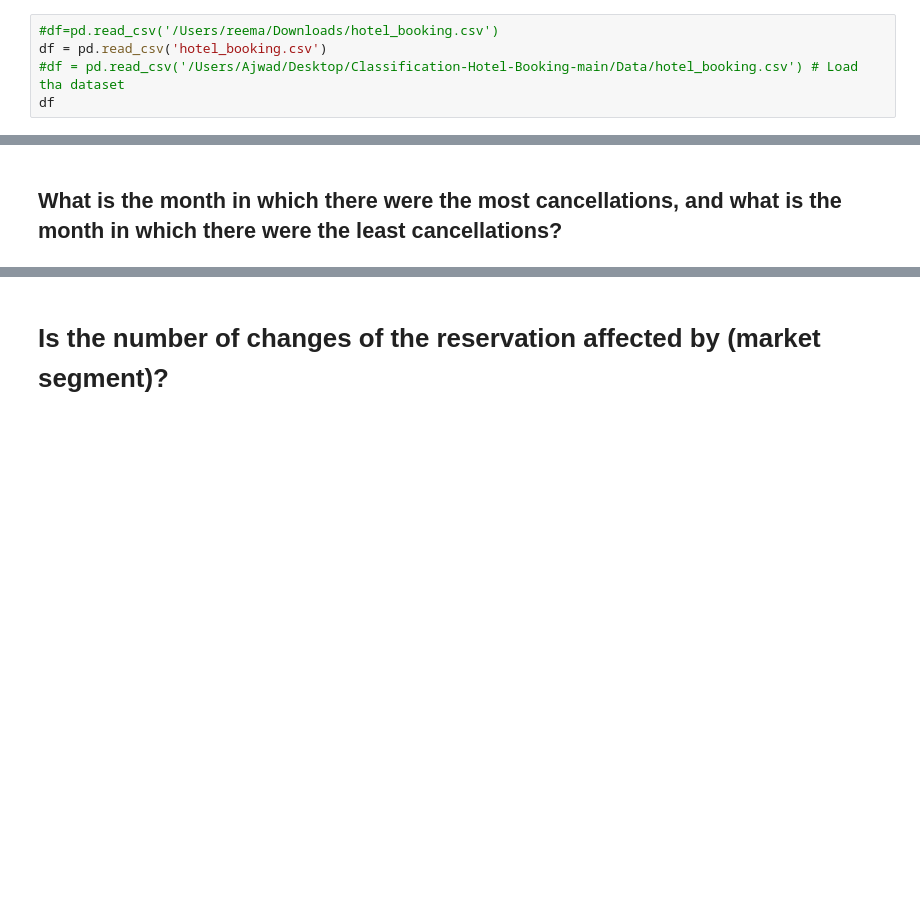
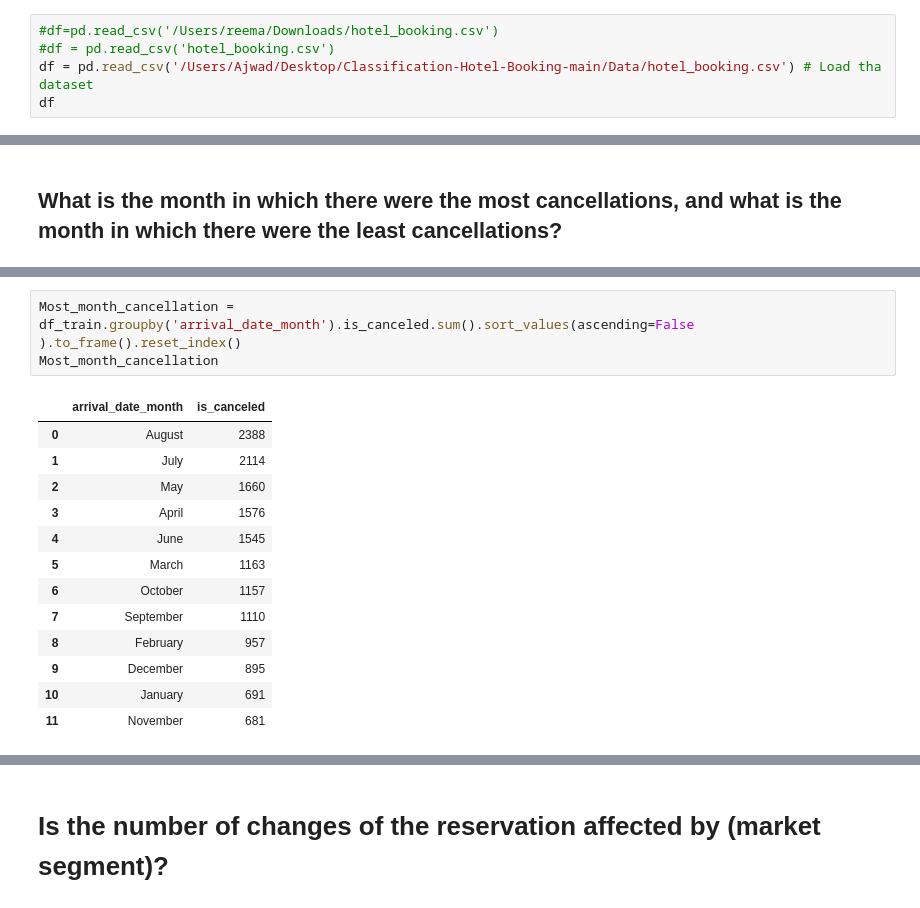
Before and after one commit to Ajwadsm/Classification-Hotel-Booking, a Jupyter notebook: Code/Classification-Hotel-Booking.ipynb, the cells around one changed output, grey strips where cells are left out. Saved outputs shown, nothing was run; the diff lists cells and outputs as text; blank space fills up the shorter version.

```diff
--- a/Code/Classification-Hotel-Booking.ipynb
+++ b/Code/Classification-Hotel-Booking.ipynb
@@ -46,8 +46,8 @@ import random
 ---
 # %%
 #df=pd.read_csv('/Users/reema/Downloads/hotel_booking.csv')
-df = pd.read_csv('hotel_booking.csv')
-#df = pd.read_csv('/Users/Ajwad/Desktop/Classification-Hotel-Booking-main/Data/hotel_booking.csv') # Load tha dataset
+#df = pd.read_csv('hotel_booking.csv')
+df = pd.read_csv('/Users/Ajwad/Desktop/Classification-Hotel-Booking-main/Data/hotel_booking.csv') # Load tha dataset
 df
 # %% [output]
 |  | hotel | is_canceled | lead_time | arrival_date_year | arrival_date_month | arrival_date_week_number | ... |
@@ -1027,0 +1059,17 @@ plt.title('Cancellation Rate By Months', fontsize=20, pad=30);
+# %%
+Most_month_cancellation = df_train.groupby('arrival_date_month').is_canceled.sum().sort_values(ascending=False ).to_frame().reset_index()
+Most_month_cancellation
+# %% [output]
+|  | arrival_date_month | is_canceled |
+| 0 | August | 2388 |
+| 1 | July | 2114 |
+| 2 | May | 1660 |
+| 3 | April | 1576 |
+| 4 | June | 1545 |
+| 5 | March | 1163 |
+| 6 | October | 1157 |
+| 7 | September | 1110 |
+| 8 | February | 957 |
+| 9 | December | 895 |
+| 10 | January | 691 |
+| 11 | November | 681 |
```
Also changed, not shown: parts of 85 cells of this notebook.
